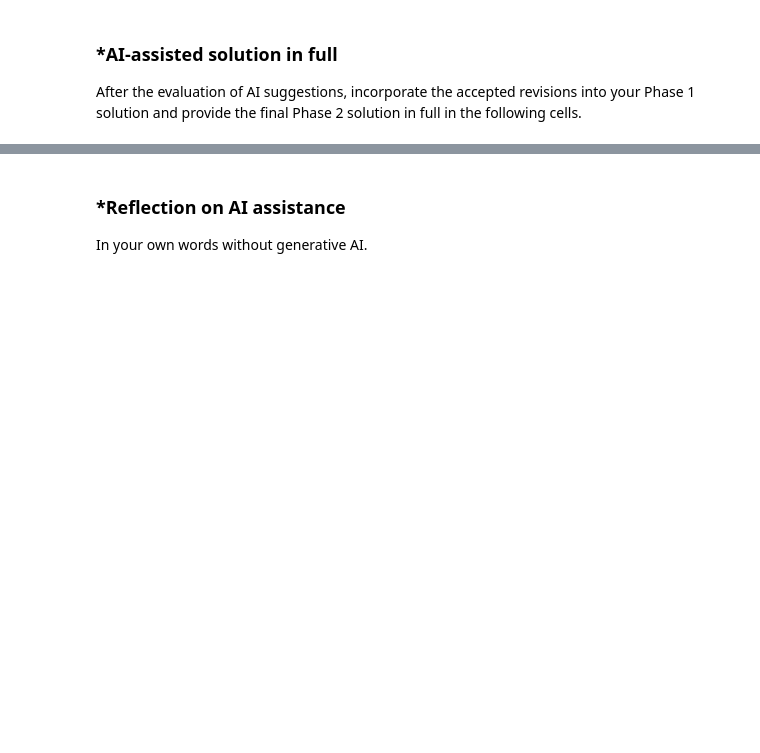
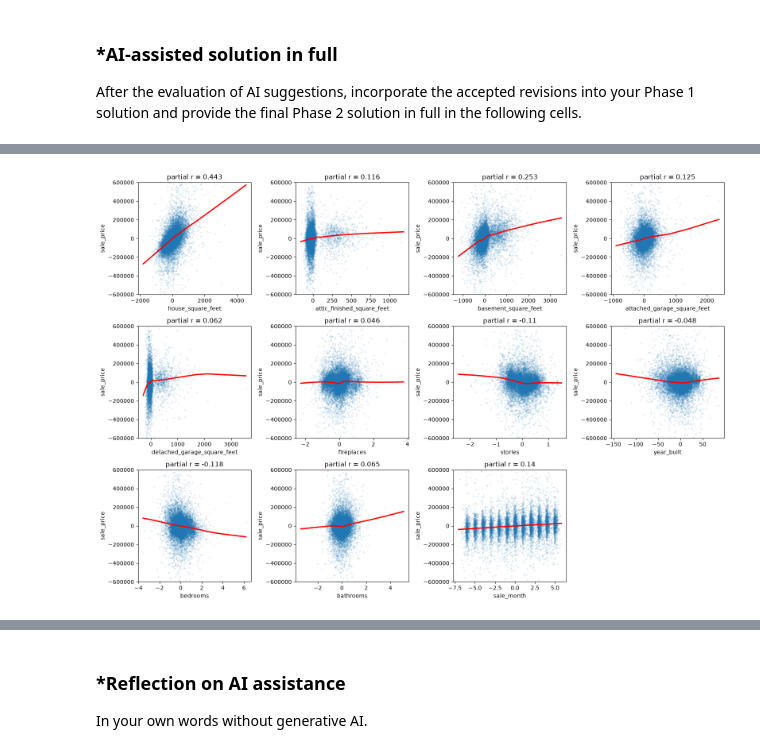
Before and after one commit to MKSakthi/L02-hedonic-pricing, a Jupyter notebook: Team_2_notebook.ipynb, the cells around one changed output, grey strips where cells are left out. Cells and saved outputs as stored; diff of their text form; code cells hidden in the pictures; blank space fills up the shorter version.

```diff
--- a/Team_2_notebook.ipynb
+++ b/Team_2_notebook.ipynb
@@ -461,0 +713,25 @@ After the evaluation of AI suggestions, incorporate the accepted revisions into
+# %%
+# Question 5
+numeric_features = [
+    "house_square_feet", "attic_finished_square_feet", "basement_square_feet",
+    "attached_garage_square_feet", "detached_garage_square_feet", "fireplaces",
+    "stories", "year_built", "bedrooms", "bathrooms", "sale_month"
+]
+
+plt.figure(figsize=(16, 11))
+for i, var in enumerate(numeric_features):
+    others = X_train.drop(columns=var)
+    price_left = y_train - LinearRegression().fit(others, y_train).predict(others)
+    var_left = X_train[var] - LinearRegression().fit(others, X_train[var]).predict(others)
+    plt.subplot(3, 4, i + 1)
+    sns.regplot(x=var_left, y=price_left, lowess=True,
+                scatter_kws={"alpha": 0.1, "s": 3},
+                line_kws={"color": "red"})
+    plt.ylim(-600000, 600000)
+    plt.xlabel(var)
+    plt.ylabel("sale_price")
+    plt.title("partial r = " + str(round(np.corrcoef(var_left, price_left)[0, 1], 3)))
+plt.tight_layout()
+plt.show()
+# %% [output]
+[figure, added]
```
Also changed, not shown: parts of 20 cells of this notebook.
